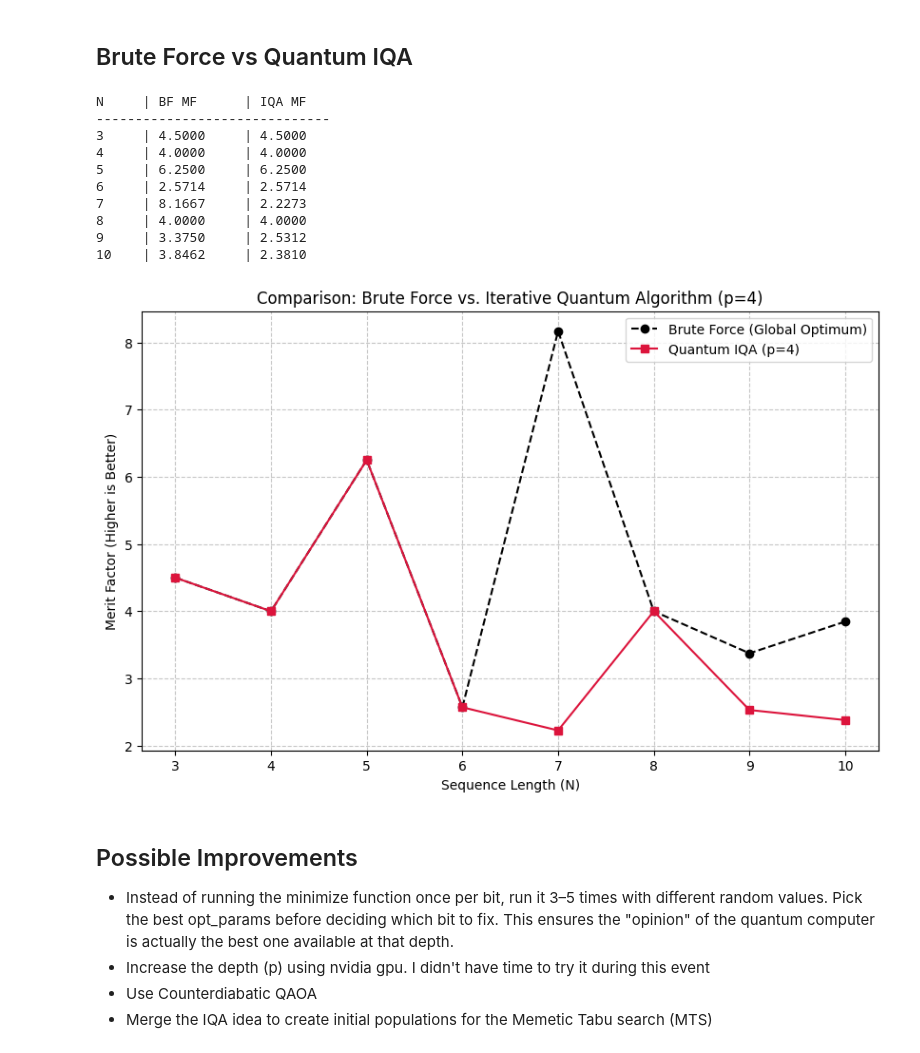
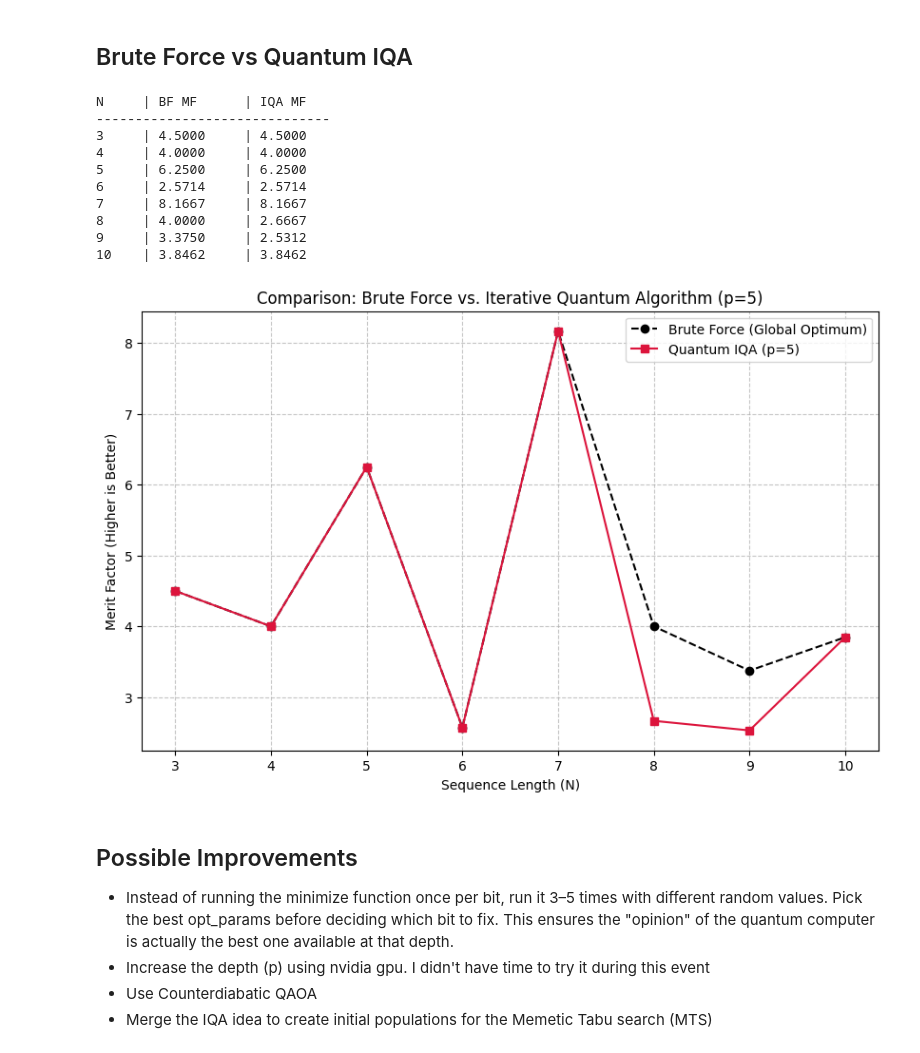
Before and after one commit to victor-onofre/2026-NVIDIA, a Jupyter notebook: team-submissions/iterative_Quantum_Algorithm.ipynb, the cells around one changed output. Drawn from its saved outputs; the diff is of its cells as text; code cells hidden in the pictures.

```diff
--- a/team-submissions/iterative_Quantum_Algorithm.ipynb
+++ b/team-submissions/iterative_Quantum_Algorithm.ipynb
@@ -395,7 +426,7 @@ def run_iterative_labs(N, p=2):
 
 # --- 6. Plotting Loop ---
 N_values = range(3, 11) # Range of sequence lengths
-p_depth = 4            # Circuit depth to test
+p_depth = 5            # Circuit depth to test
 
 results_bf = []
 results_iqa = []
@@ -407,37 +438,37 @@ for n in N_values:
     # 1. Get Brute Force Baseline
     mf_bf = get_bf_merit_factor(n)
     results_bf.append(mf_bf)
 
     # 2. Get Quantum IQA Result
     seq_iqa = run_iterative_labs(n, p=p_depth)
     mf_iqa = calculate_merit_factor(seq_iqa)
     results_iqa.append(mf_iqa)
 
     print(f"{n:<5} | {mf_bf:<10.4f} | {mf_iqa:<10.4f}")
 
 # --- 7. Generate Plot ---
 plt.figure(figsize=(10, 6))
 plt.plot(N_values, results_bf, label='Brute Force (Global Optimum)', marker='o', color='black', linestyle='--')
 plt.plot(N_values, results_iqa, label=f'Quantum IQA (p={p_depth})', marker='s', color='crimson')
 
 plt.title(f'Comparison: Brute Force vs. Iterative Quantum Algorithm (p={p_depth})')
 plt.xlabel('Sequence Length (N)')
 plt.ylabel('Merit Factor (Higher is Better)')
 plt.grid(True, linestyle='--', alpha=0.7)
 plt.legend()
 plt.show()
 # %% [output]
 N     | BF MF      | IQA MF
 ------------------------------
 3     | 4.5000     | 4.5000
 4     | 4.0000     | 4.0000
 5     | 6.2500     | 6.2500
 6     | 2.5714     | 2.5714
-7     | 8.1667     | 2.2273
-8     | 4.0000     | 4.0000
+7     | 8.1667     | 8.1667
+8     | 4.0000     | 2.6667
 9     | 3.3750     | 2.5312
-10    | 3.8462     | 2.3810
+10    | 3.8462     | 3.8462
-[figure, old version]
+[figure, new version]
 # %% [markdown]
 ## Possible Improvements
 
```
Also changed, not shown: parts of 1 cell of this notebook.
